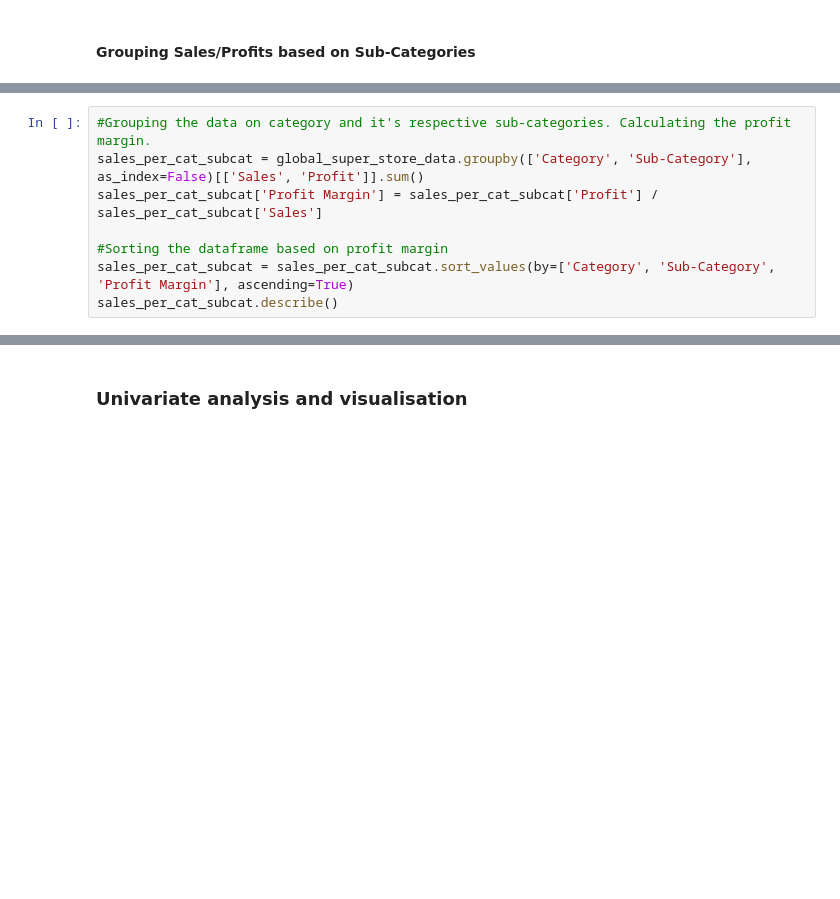
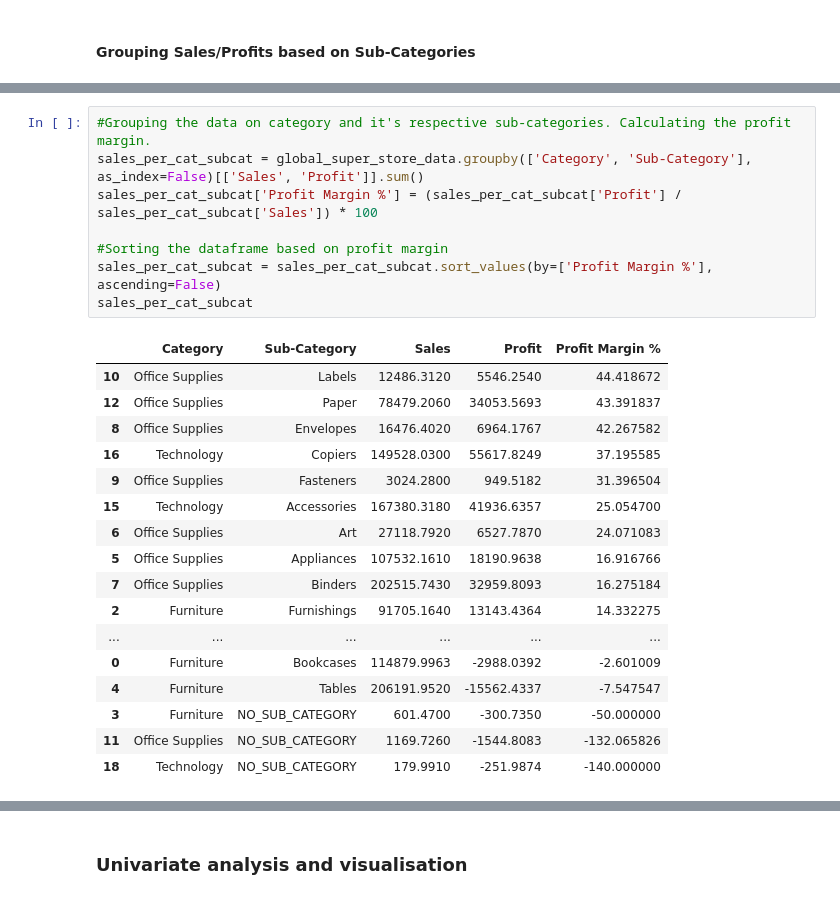
Before and after one commit to nareshwar/uhull-module-1, a Jupyter notebook: assignment_notebook/assignment_final.ipynb, the cells around one changed output, grey strips where cells are left out. Saved outputs shown, nothing was run; the diff lists cells and outputs as text; blank space fills up the shorter version.

```diff
--- a/assignment_notebook/assignment_final.ipynb
+++ b/assignment_notebook/assignment_final.ipynb
@@ -316,8 +399,26 @@ print(profit_sub_category)
 # %%
 #Grouping the data on category and it's respective sub-categories. Calculating the profit margin.
 sales_per_cat_subcat = global_super_store_data.groupby(['Category', 'Sub-Category'], as_index=False)[['Sales', 'Profit']].sum()
-sales_per_cat_subcat['Profit Margin'] = sales_per_cat_subcat['Profit'] / sales_per_cat_subcat['Sales']
+sales_per_cat_subcat['Profit Margin %'] = (sales_per_cat_subcat['Profit'] / sales_per_cat_subcat['Sales']) * 100
 
 #Sorting the dataframe based on profit margin
-sales_per_cat_subcat = sales_per_cat_subcat.sort_values(by=['Category', 'Sub-Category', 'Profit Margin'], ascending=True)
-sales_per_cat_subcat.describe()
+sales_per_cat_subcat = sales_per_cat_subcat.sort_values(by=['Profit Margin %'], ascending=False)
+sales_per_cat_subcat
+# %% [output]
+|  | Category | Sub-Category | Sales | Profit | Profit Margin % |
+| 10 | Office Supplies | Labels | 12486.3120 | 5546.2540 | 44.418672 |
+| 12 | Office Supplies | Paper | 78479.2060 | 34053.5693 | 43.391837 |
+| 8 | Office Supplies | Envelopes | 16476.4020 | 6964.1767 | 42.267582 |
+| 16 | Technology | Copiers | 149528.0300 | 55617.8249 | 37.195585 |
+| 9 | Office Supplies | Fasteners | 3024.2800 | 949.5182 | 31.396504 |
+| 15 | Technology | Accessories | 167380.3180 | 41936.6357 | 25.054700 |
+| 6 | Office Supplies | Art | 27118.7920 | 6527.7870 | 24.071083 |
+| 5 | Office Supplies | Appliances | 107532.1610 | 18190.9638 | 16.916766 |
+| 7 | Office Supplies | Binders | 202515.7430 | 32959.8093 | 16.275184 |
+| 2 | Furniture | Furnishings | 91705.1640 | 13143.4364 | 14.332275 |
+| ... | ... | ... | ... | ... | ... |
+| 0 | Furniture | Bookcases | 114879.9963 | -2988.0392 | -2.601009 |
+| 4 | Furniture | Tables | 206191.9520 | -15562.4337 | -7.547547 |
+| 3 | Furniture | NO_SUB_CATEGORY | 601.4700 | -300.7350 | -50.000000 |
+| 11 | Office Supplies | NO_SUB_CATEGORY | 1169.7260 | -1544.8083 | -132.065826 |
+| 18 | Technology | NO_SUB_CATEGORY | 179.9910 | -251.9874 | -140.000000 |
```
Also changed, not shown: parts of 23 cells of this notebook, 1 other file.
